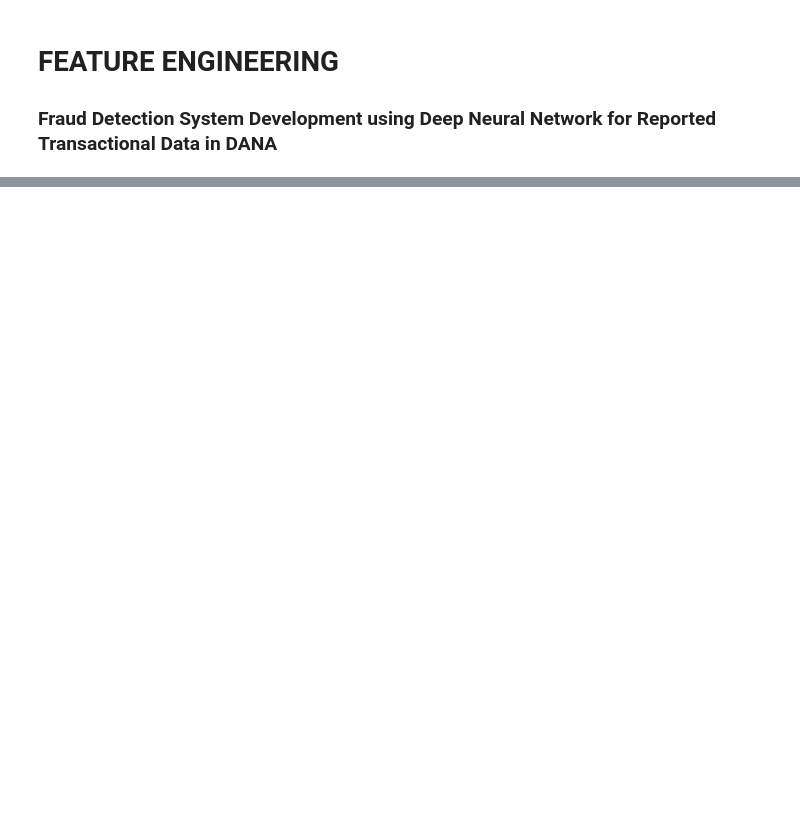
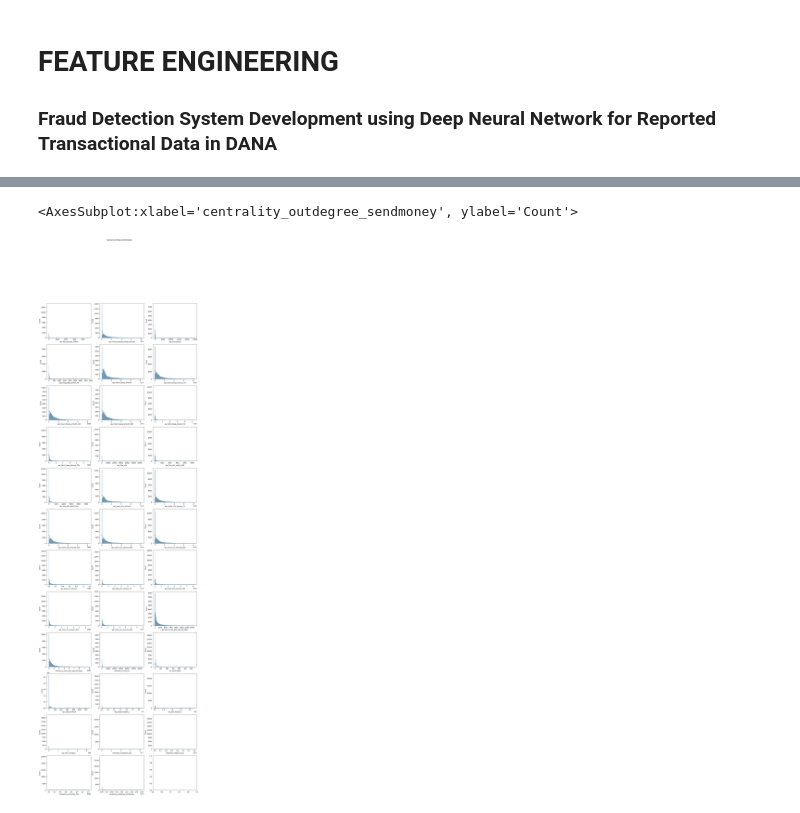
Before and after one commit to C23-FD-1/ml, a Jupyter notebook: Feature_coba.ipynb, the cells around one changed output, grey strips where cells are left out. Drawn from its saved outputs; the diff is of its cells as text; code cells hidden in the pictures; blank space fills up the shorter version.

```diff
--- a/Feature_coba.ipynb
+++ b/Feature_coba.ipynb
@@ -50,9 +38,54 @@ sns.histplot(ax=axes[1, 1], data=df['birthday'], kde=True)
 # %%
-fig, axes = plt.subplots(2, 2, figsize=(18, 10))
+fig, axes = plt.subplots(12, 3, figsize=(18, 60))
 
-fig.suptitle('Date Time Data Distribution')
+fig.suptitle("Numerical Data Distribution")
 
-sns.histplot(ax=axes[0, 0], data=df['trx_date'], kde=True)
-sns.histplot(ax=axes[0, 1], data=df['report_date'], kde=True)
-sns.histplot(ax=axes[1, 0], data=df['registereddate'], kde=True)
-sns.histplot(ax=axes[1, 1], data=df['birthday'], kde=True)
+sns.histplot(ax=axes[0, 0], data=df['aqc_freq_prepaid_mobile'], kde=True)
+sns.histplot(ax=axes[0, 1], data=df['aqc_mean_prepaid_mobile_amount'], kde=True)
+sns.histplot(ax=axes[0, 2], data=df['aqc_freq_topup'], kde=True)
+
+sns.histplot(ax=axes[1, 0], data=df['aqc_freq_topup_within_7d'], kde=True)
+sns.histplot(ax=axes[1, 1], data=df['aqc_mean_topup_amount'], kde=True)
+sns.histplot(ax=axes[1, 2], data=df['aqc_mean_topup_amount_7d'], kde=True)
+
+sns.histplot(ax=axes[2, 0], data=df['aqc_mean_topup_amount_30d'], kde=True)
+sns.histplot(ax=axes[2, 1], data=df['aqc_mean_topup_amount_90d'], kde=True)
+sns.histplot(ax=axes[2, 2], data=df['aqc_total_topup_amount_7d'], kde=True)
+
+sns.histplot(ax=axes[3, 0], data=df['aqc_total_topup_amount_90d'], kde=True)
+sns.histplot(ax=axes[3, 1], data=df['aqc_freq_x2x'], kde=True)
+sns.histplot(ax=axes[3, 2], data=df['aqc_freq_x2x_within_60d'], kde=True)
+
+sns.histplot(ax=axes[4, 0], data=df['aqc_freq_x2x_within_90d'], kde=True)
+sns.histplot(ax=axes[4, 1], data=df['aqc_mean_x2x_amount'], kde=True)
+sns.histplot(ax=axes[4, 2], data=df['aqc_mean_x2x_amount_7d'], kde=True)
+
+sns.histplot(ax=axes[5, 0], data=df['aqc_mean_x2x_amount_30d'], kde=True)
+sns.histplot(ax=axes[5, 1], data=df['aqc_mean_x2x_amount_60d'], kde=True)
+sns.histplot(ax=axes[5, 2], data=df['aqc_mean_x2x_amount_90d'], kde=True)
+
+sns.histplot(ax=axes[6, 0], data=df['aqc_total_x2x_amount'], kde=True)
+sns.histplot(ax=axes[6, 1], data=df['aqc_total_x2x_amount_7d'], kde=True)
+sns.histplot(ax=axes[6, 2], data=df['aqc_total_x2x_amount_30d'], kde=True)
+
+sns.histplot(ax=axes[7, 0], data=df['aqc_total_x2x_amount_60d'], kde=True)
+sns.histplot(ax=axes[7, 1], data=df['aqc_total_x2x_amount_90d'], kde=True)
+sns.histplot(ax=axes[7, 2], data=df['dormancy_max_gmt_pay_diff_days'], kde=True)
+
+sns.histplot(ax=axes[8, 0], data=df['dormancy_mean_gmt_pay_diff_days'], kde=True)
+sns.histplot(ax=axes[8, 1], data=df['dormancy_count_trx'], kde=True)
+sns.histplot(ax=axes[8, 2], data=df['kyc_total_failed'], kde=True)
+
+sns.histplot(ax=axes[9, 0], data=df['kyc_total_revoked'], kde=True)
+sns.histplot(ax=axes[9, 1], data=df['avg_topup_weight_1'], kde=True)
+sns.histplot(ax=axes[9, 2], data=df['avg_x2x_weight_1'], kde=True)
+
+sns.histplot(ax=axes[10, 0], data=df['avg_other_weight_1'], kde=True)
+sns.histplot(ax=axes[10, 1], data=df['centrality_outdegree_p2p'], kde=True)
+sns.histplot(ax=axes[10, 2], data=df['centrality_indegree_p2p'], kde=True)
+
+sns.histplot(ax=axes[11, 0], data=df['centrality_undirected_p2p'], kde=True)
+sns.histplot(ax=axes[11, 1], data=df['centrality_outdegree_sendmoney'], kde=True)
+# %% [output]
+<AxesSubplot:xlabel='centrality_outdegree_sendmoney', ylabel='Count'>
+[figure, added]
```
Also changed, not shown: parts of 4 cells of this notebook.
